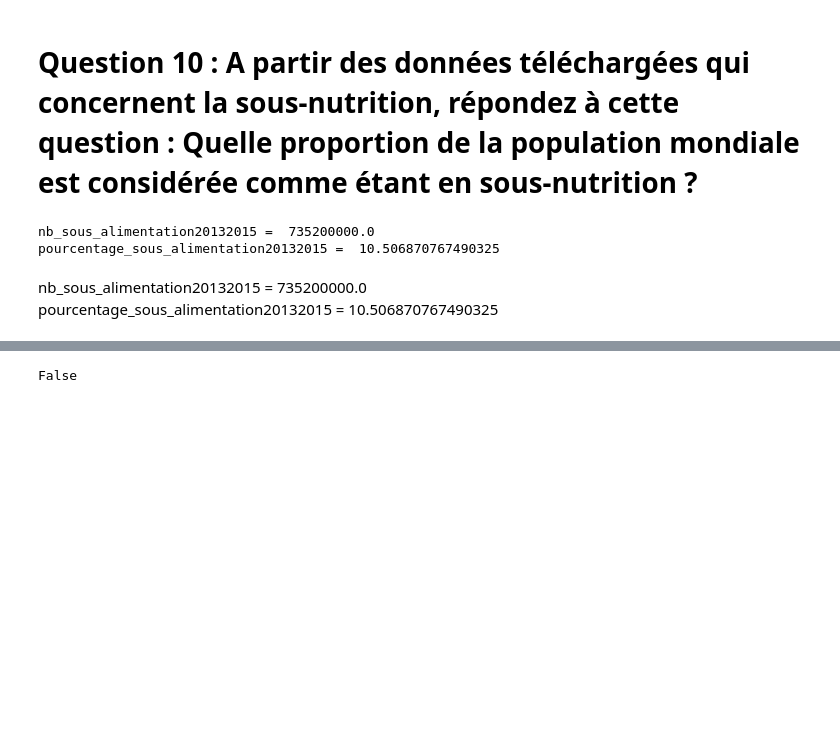
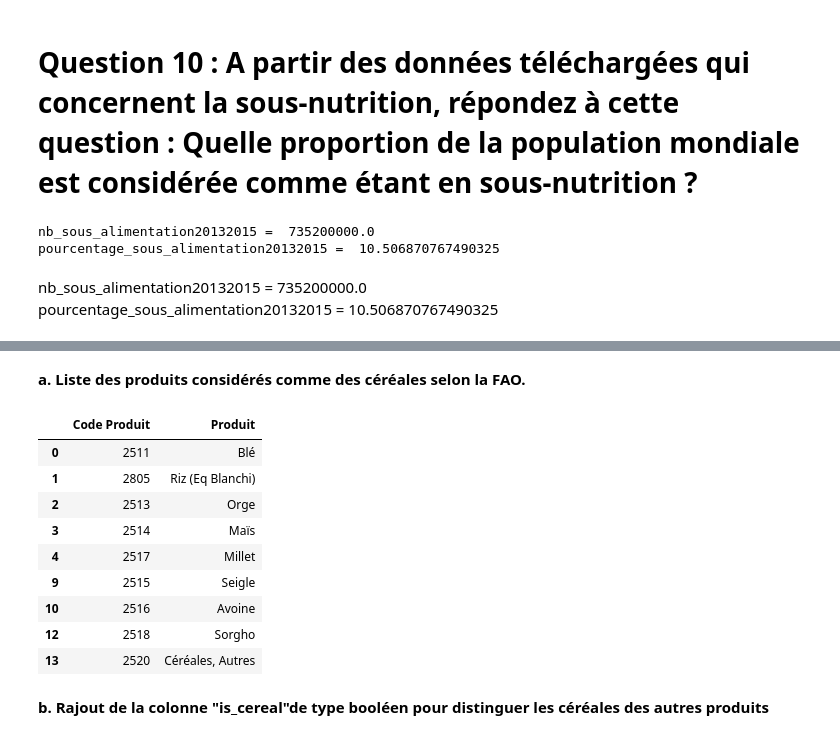
Before and after one commit to boublenza/Formation_OC, a Jupyter notebook: Projet3.ipynb, the cells around one changed output, grey strips where cells are left out. Drawn from its saved outputs; the diff is of its cells as text; code cells hidden in the pictures; blank space fills up the shorter version.

```diff
--- a/Projet3.ipynb
+++ b/Projet3.ipynb
@@ -554 +557,19 @@ dtype('O')
+# %% [markdown]
+<b> a. Liste des produits considérés comme des céréales selon la FAO.</b>
+# %%
+df_type_cereal = df_cereales.drop_duplicates(subset = ['Code Produit', 'Produit'])
+df_type_cereal[['Code Produit', 'Produit']]
+# %% [output]
+|  | Code Produit | Produit |
+| 0 | 2511 | Blé |
+| 1 | 2805 | Riz (Eq Blanchi) |
+| 2 | 2513 | Orge |
+| 3 | 2514 | Maïs |
+| 4 | 2517 | Millet |
+| 9 | 2515 | Seigle |
+| 10 | 2516 | Avoine |
+| 12 | 2518 | Sorgho |
+| 13 | 2520 | Céréales, Autres |
+# %% [markdown]
+<b> b. Rajout de la colonne "is_cereal"de type booléen pour distinguer les céréales des autres produits </b>
 # %%
@@ -555,5 +577 @@ dtype('O')
 df_prinicpale['is_cereal'] = df_prinicpale['Produit'].apply(lambda x:True if x in type_cereal else False)
-# %%
-'Blé' in type_cereal
-# %% [output]
-False
```
Also changed, not shown: parts of 10 cells of this notebook.
